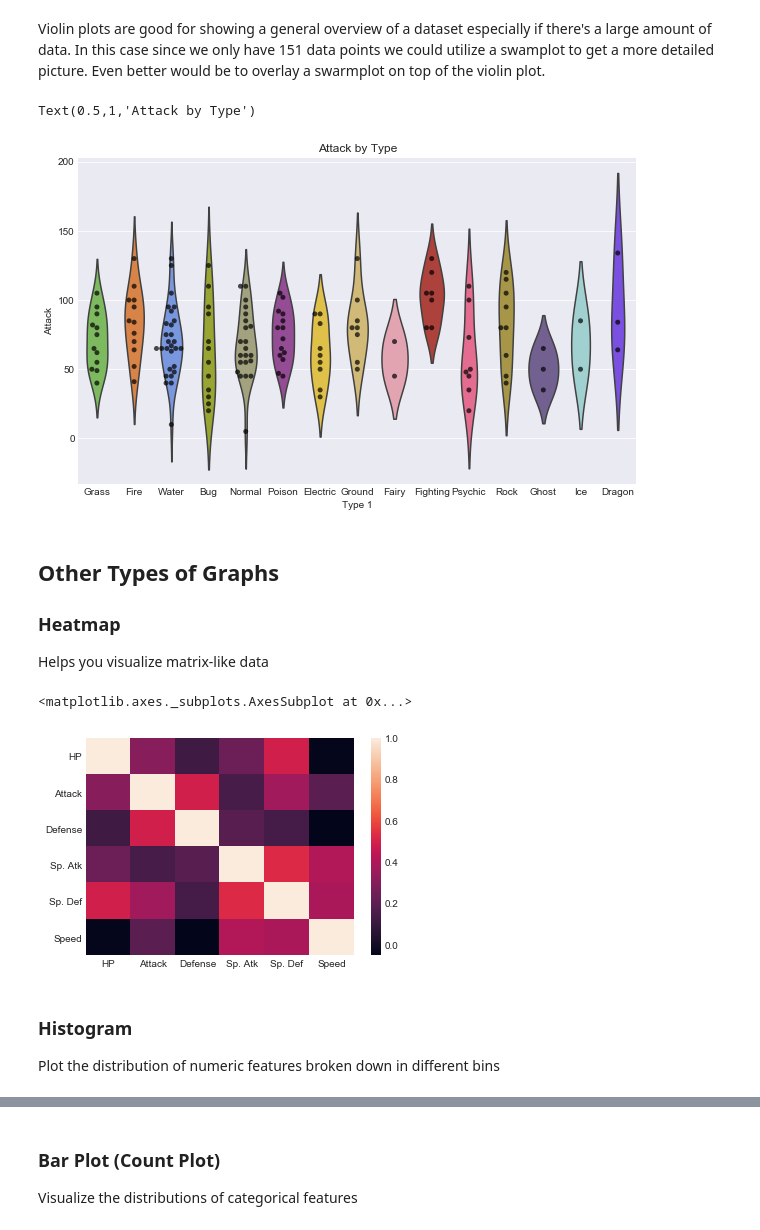
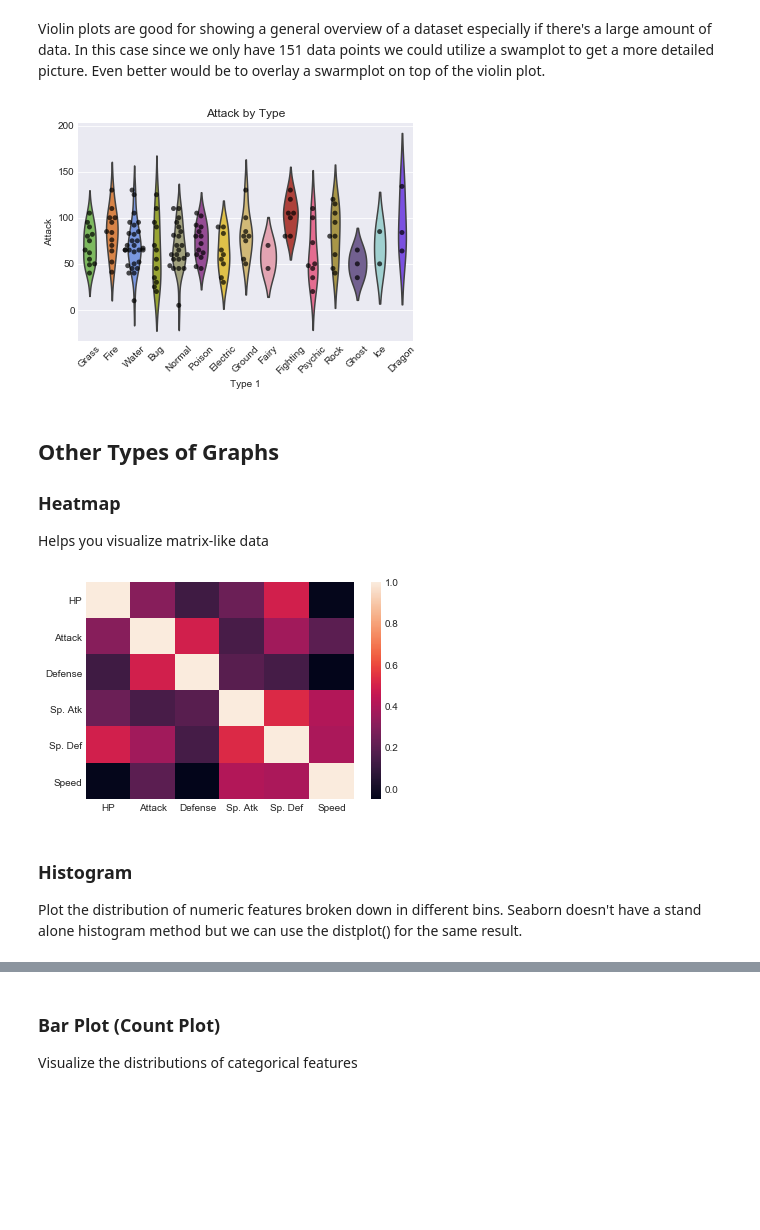
Before and after one commit to PyDataFortWayne/GraphingMatplotlibSeaborn, a Jupyter notebook: Graphing Overview.ipynb, the cells around one changed output, grey strips where cells are left out. Cells and saved outputs as stored; diff of their text form; code cells hidden in the pictures; blank space fills up the shorter version.

```diff
--- a/Graphing Overview.ipynb
+++ b/Graphing Overview.ipynb
@@ -12,12 +15,6 @@ import numpy as np
 # %%
 # Display Graphs within the notebook
 %matplotlib inline
-
-sns.set_palette('deep')
-
-
-# Initialize a figure for our graphs for better visibility
-f = plt.Figure(figsize=(10,6))
 # %% [markdown]
 # Simple Sine Wave Graph <a class="anchor" id="sine"/>
 # %%
@@ -159,7 +316,8 @@ tips = sns.load_dataset('tips')
 
 colors = ['puke', 'strong pink'] # http://xkcd.com/color/rgb/
 pal = sns.xkcd_palette(colors)
-sns.set_palette(pal)
-
-sns.swarmplot(data=tips, x="day", y="total_bill", hue="sex")
+with sns.color_palette(pal):
+    sns.swarmplot(data=tips, x="day", y="total_bill", hue="sex")
+    # Let's save this graph as an image since it's so beautiful.
+    plt.savefig('puke_pink.png');
 # %% [output]
@@ -265,33 +425,32 @@ Violin plots are good for showing a general overview of a dataset especially if
 # %%
 # Create plot
 sns.violinplot(x='Type 1',
                y='Attack',
                data=df,
                inner=None, # Remove the bars inside the violins
                palette=pokemon_type_colors)
 
 sns.swarmplot(x='Type 1',
               y='Attack',
               data=df,
               color='k', # Make points black
               alpha=0.7) # and slightly transparent
 
 # Set title with matplotlib
-plt.title('Attack by Type')
+plt.title('Attack by Type');
+plt.xticks(rotation=45); # rotate x-axis labels - Improve readability
 # %% [output]
-Text(0.5,1,'Attack by Type')
-[figure, old version]
+[figure, new version]
 # %% [markdown]
 ## Other Types of Graphs
 ### Heatmap
 Helps you visualize matrix-like data
 # %%
 corr = stats_df.corr() # Get correlation data
-sns.heatmap(corr)
+sns.heatmap(corr);
 # %% [output]
-<matplotlib.axes._subplots.AxesSubplot at 0x...>
 [figure]
 # %% [markdown]
 ### Histogram
-Plot the distribution of numeric features broken down in different bins
+Plot the distribution of numeric features broken down in different bins. Seaborn doesn't have a stand alone histogram method but we can use the distplot() for the same result.
 # %%
```
Also changed, not shown: parts of 81 cells of this notebook, 2 other files.
